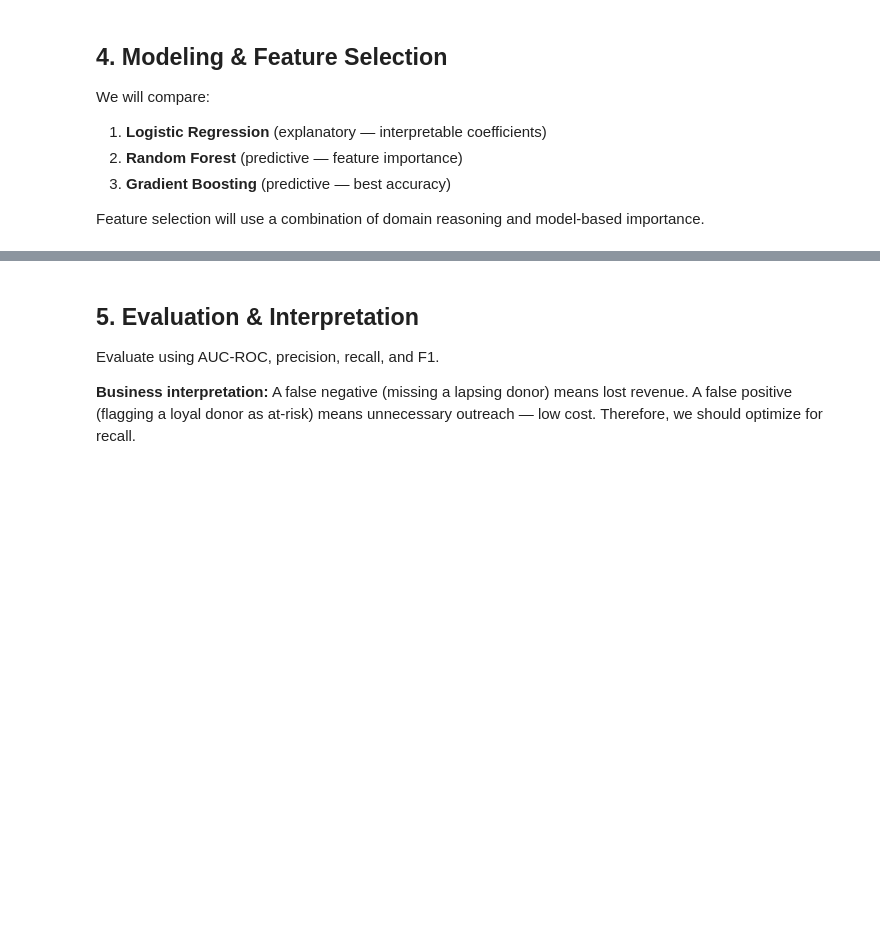
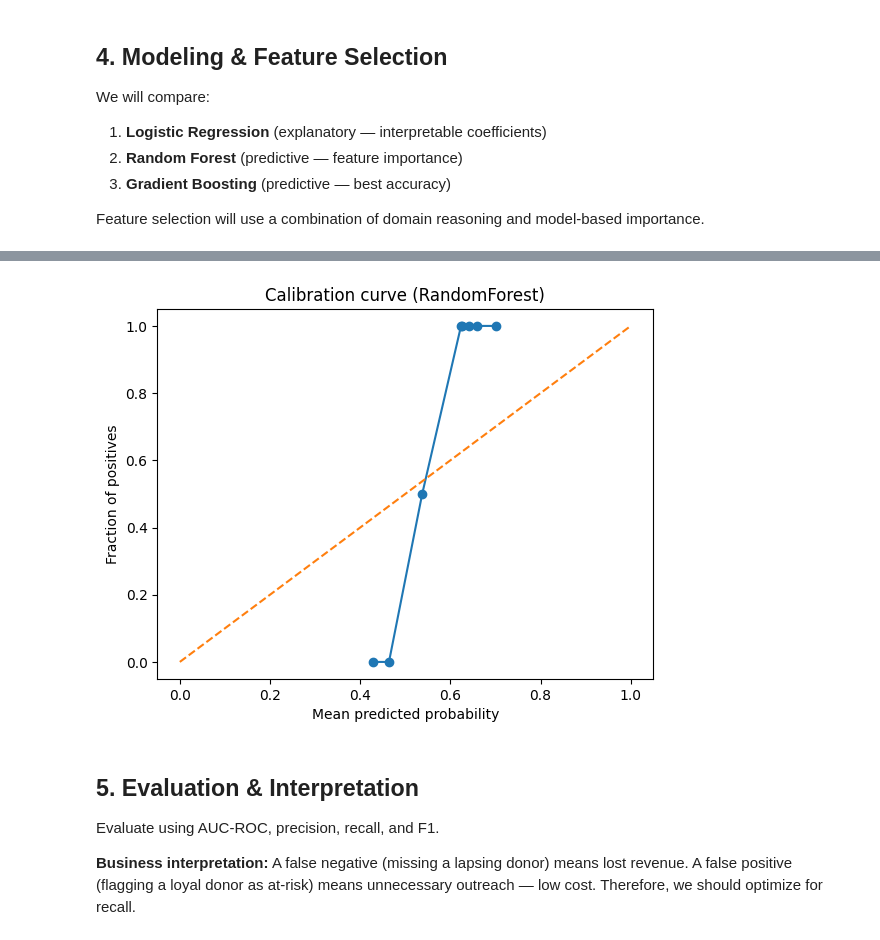
Before and after one commit to Carson51-IS/Intex-3-13, a Jupyter notebook: ml-pipelines/donor-churn-prediction.ipynb, the cells around one changed output, grey strips where cells are left out. Cells and saved outputs as stored; diff of their text form; code cells hidden in the pictures; blank space fills up the shorter version.

```diff
--- a/ml-pipelines/donor-churn-prediction.ipynb
+++ b/ml-pipelines/donor-churn-prediction.ipynb
@@ -238,7 +257,9 @@ We will compare:
 Feature selection will use a combination of domain reasoning and model-based importance.
 # %%
 from sklearn.model_selection import StratifiedKFold
-from sklearn.metrics import RocCurveDisplay
+from sklearn.impute import SimpleImputer
+from sklearn.calibration import calibration_curve
+from sklearn.metrics import RocCurveDisplay, brier_score_loss
 
 # Split features/target
 if 'is_lapsed' not in Xy.columns:
@@ -246,66 +267,89 @@ if 'is_lapsed' not in Xy.columns:
 
 y = Xy['is_lapsed'].astype(int)
 
-# Remove obvious id columns and the target from X
+# Remove id-ish columns and the target
 id_like = {'supporter_id', 'supporterId', 'supporterID', 'id'}
 X = Xy.drop(columns=['is_lapsed'] + [c for c in Xy.columns if c in id_like], errors='ignore')
 
-# Identify column types
 numeric_features = X.select_dtypes(include=[np.number]).columns.tolist()
 categorical_features = [c for c in X.columns if c not in numeric_features]
 
 preprocess = ColumnTransformer(
     transformers=[
-        ('num', Pipeline(steps=[('scaler', StandardScaler(with_mean=False))]), numeric_features),
-        ('cat', OneHotEncoder(handle_unknown='ignore'), categorical_features),
+        ('num', Pipeline(steps=[
+            ('imputer', SimpleImputer(strategy='median')),
+            ('scaler', StandardScaler(with_mean=True)),
+        ]), numeric_features),
+        ('cat', Pipeline(steps=[
+            ('imputer', SimpleImputer(strategy='most_frequent')),
+            ('onehot', OneHotEncoder(handle_unknown='ignore')),
+        ]), categorical_features),
     ],
     remainder='drop',
     verbose_feature_names_out=False,
 )
 
+# Holdout for a readable final report
 X_train, X_test, y_train, y_test = train_test_split(
     X, y, test_size=0.2, random_state=42, stratify=y
 )
 
+# CV-first model comparison (AUC)
 models: dict[str, Pipeline] = {
     'LogReg': Pipeline(steps=[
         ('preprocess', preprocess),
-        ('model', LogisticRegression(max_iter=2000, class_weight='balanced', n_jobs=None))
+        ('model', LogisticRegression(max_iter=4000, class_weight='balanced'))
     ]),
     'RandomForest': Pipeline(steps=[
         ('preprocess', preprocess),
         ('model', RandomForestClassifier(
-            n_estimators=400,
+            n_estimators=600,
             random_state=42,
             class_weight='balanced_subsample',
             min_samples_leaf=2,
         ))
     ]),
-    'GradientBoosting': Pipeline(steps=[
-        ('preprocess', preprocess),
-        ('model', GradientBoostingClassifier(random_state=42))
-    ]),
 }
 
-# Fit + evaluate via holdout AUC
-results = []
-for name, pipe in models.items():
-    pipe.fit(X_train, y_train)
-    proba = pipe.predict_proba(X_test)[:, 1]
-    auc = roc_auc_score(y_test, proba)
-    results.append((name, auc))
+class_counts = pd.Series(y_train).value_counts()
+min_class = int(class_counts.min())
+print('Training class counts:', class_counts.to_dict())
 
-results = sorted(results, key=lambda x: x[1], reverse=True)
-print('Holdout AUC (higher is better)')
-for name, auc in results:
-    print(f'- {name}: {auc:.4f}')
+cv_rows = []
+if min_class < 2:
+    print('Not enough minority samples for stratified CV; skipping CV-based selection.')
+    best_name = 'LogReg'
+    best_model = models[best_name]
+else:
+    n_splits = min(5, min_class)
+    cv = StratifiedKFold(n_splits=n_splits, shuffle=True, random_state=42)
+    for name, pipe in models.items():
+        aucs = cross_val_score(pipe, X_train, y_train, cv=cv, scoring='roc_auc')
+        cv_rows.append({'model': name, 'cv_auc_mean': aucs.mean(), 'cv_auc_sd': aucs.std(), 'cv_folds': n_splits})
 
-best_name = results[0][0]
-best_model = models[best_name]
-print('\nSelected model:', best_name)
+    cv_df = pd.DataFrame(cv_rows).sort_values('cv_auc_mean', ascending=False)
+    print('CV AUC on training split (mean±sd):')
+    display(cv_df)
 
-# Optional CV AUC for the selected model
-cv = StratifiedKFold(n_splits=5, shuffle=True, random_state=42)
-cv_auc = cross_val_score(best_model, X, y, cv=cv, scoring='roc_auc')
-print(f'CV AUC (mean±sd): {cv_auc.mean():.4f} ± {cv_auc.std():.4f}')
+    best_name = cv_df.iloc[0]['model']
+    best_model = models[best_name]
+
+print('Selected model:', best_name)
+
+# Fit on train split
+best_model.fit(X_train, y_train)
+proba = best_model.predict_proba(X_test)[:, 1]
+auc = roc_auc_score(y_test, proba)
+print('Holdout AUC:', round(float(auc), 4))
+
+# Calibration + Brier
+brier = brier_score_loss(y_test, proba)
+print('Holdout Brier score (lower is better):', round(float(brier), 4))
+frac_pos, mean_pred = calibration_curve(y_test, proba, n_bins=8, strategy='quantile')
+plt.plot(mean_pred, frac_pos, marker='o')
+plt.plot([0, 1], [0, 1], linestyle='--')
+plt.xlabel('Mean predicted probability')
+plt.ylabel('Fraction of positives')
+plt.title(f'Calibration curve ({best_name})')
+plt.show()
 # %% [output]
@@ -319,3 +364,4 @@ CV AUC (mean±sd): 0.9000 ± 0.1225
+[figure, added]
 # %% [markdown]
 ## 5. Evaluation & Interpretation
 
```
Also changed, not shown: parts of 5 cells of this notebook, 13 other files.
